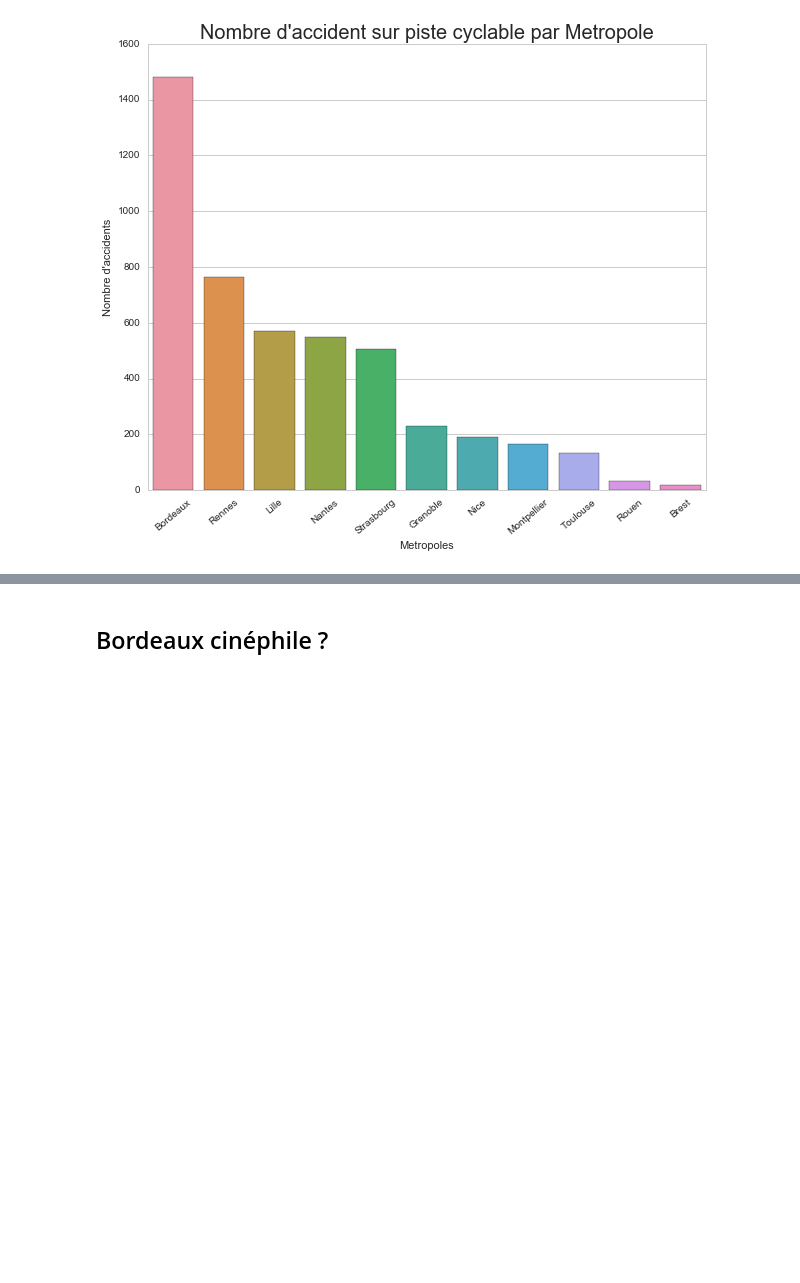
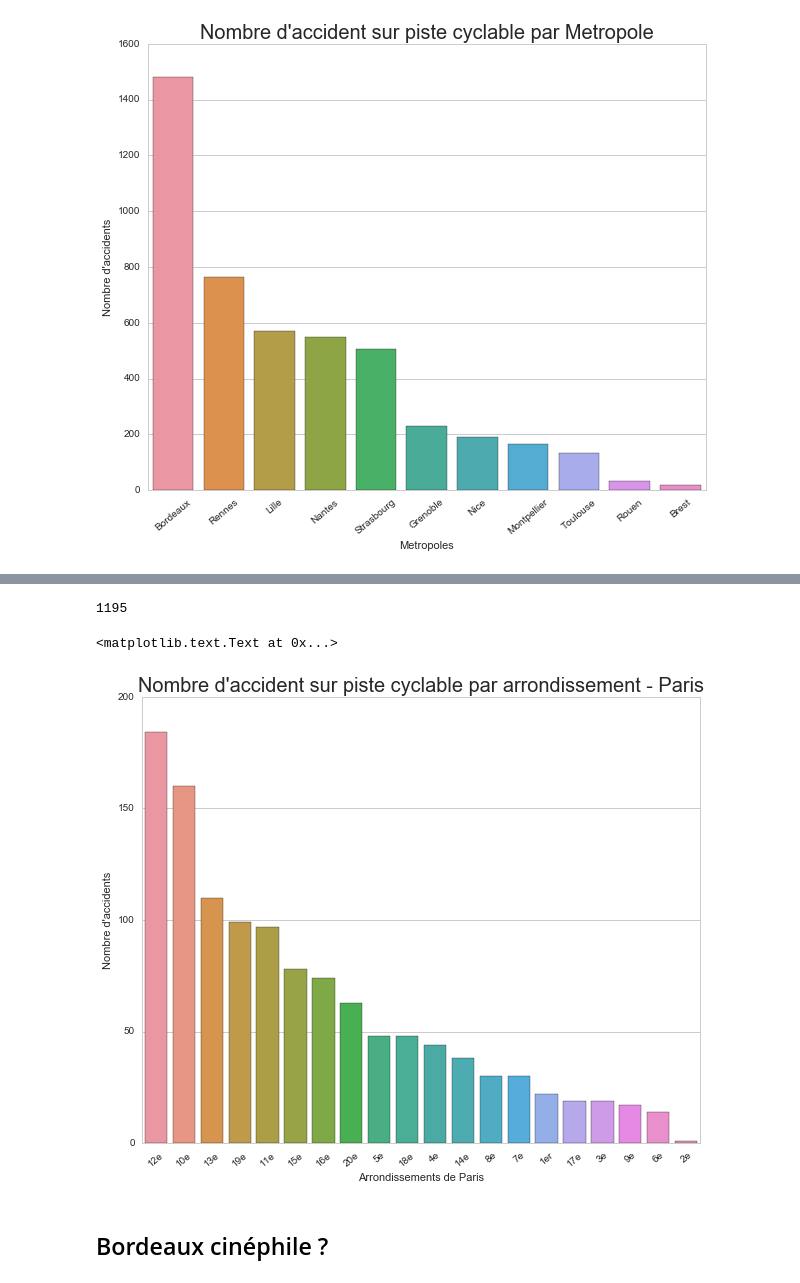
Before and after one commit to armgilles/datafactBDX, a Jupyter notebook: Explore_data.ipynb, the cells around one changed output, grey strips where cells are left out. Cells and saved outputs as stored; diff of their text form; code cells hidden in the pictures; blank space fills up the shorter version.

Commit message:
Add Paris bike accident. Fix #2

```diff
--- a/Explore_data.ipynb
+++ b/Explore_data.ipynb
@@ -541,3 +548,25 @@ ax.set_title("Nombre d'accident sur piste cyclable par Metropole", fontsize=20)
+# %%
+paris = france[france.COM.isin(paris_insee)].groupby(['COM', 'LIBCOM']).sum().reset_index()
+# %%
+paris_acc_bike = paris.merge(bike_accident, how='left', on='COM')
+# %%
+paris_acc_bike = paris_acc_bike[['LIBCOM', 'accident_velo']].sort_values('accident_velo', ascending=0)
+# %%
+paris_acc_bike['LIBCOM'] = paris_acc_bike['LIBCOM'].apply(lambda x: x.replace("Paris ", "").replace(" Arrondissement", ""))
+# %%
+paris_acc_bike.accident_velo.sum()
+# %% [output]
+1195
+# %%
+plt.figure(figsize=(10, 8))
+ax = sns.barplot(x="LIBCOM", y="accident_velo", data=paris_acc_bike)
+ax.set_ylabel("Nombre d'accidents")
+ax.set_xlabel("Arrondissements de Paris")
+ax.set_xticklabels(paris_acc_bike.LIBCOM.tolist(), rotation=40)
+ax.set_title("Nombre d'accident sur piste cyclable par arrondissement - Paris", fontsize=20)
+# %% [output]
+<matplotlib.text.Text at 0x...>
+[figure, added]
 # %% [markdown]
 ## Bordeaux cinéphile ?
 # %% [markdown]
```
Also changed, not shown: parts of 6 cells of this notebook.
